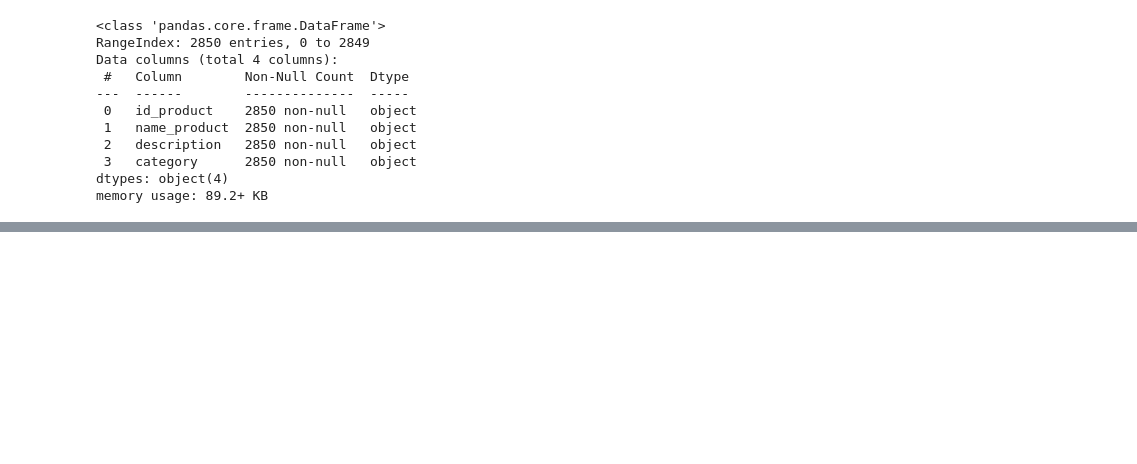
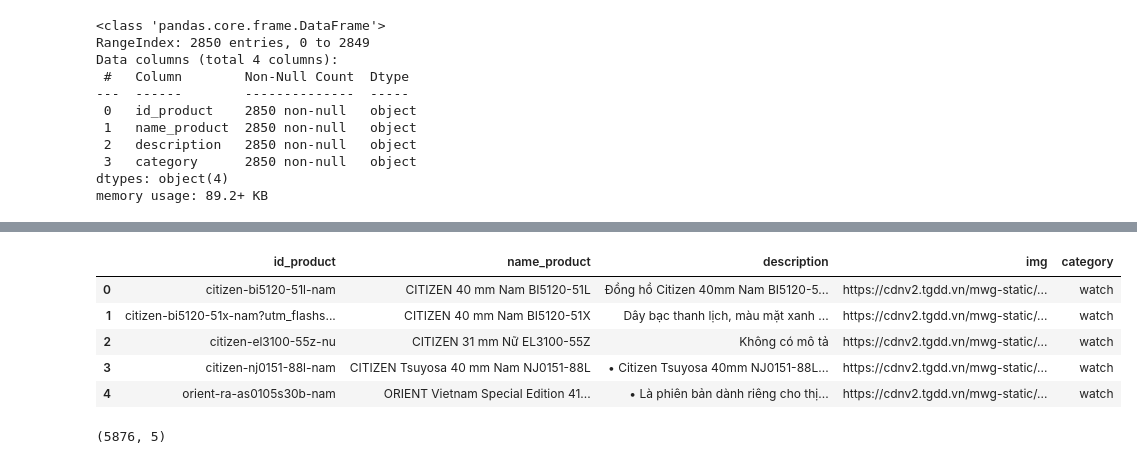
Before and after one commit to Winder510/Recommend-System, a Jupyter notebook: crawl_data/merge_data.ipynb, the cells around one changed output, grey strips where cells are left out. Cells and saved outputs as stored; diff of their text form; code cells hidden in the pictures; blank space fills up the shorter version.

```diff
--- a/crawl_data/merge_data.ipynb
+++ b/crawl_data/merge_data.ipynb
@@ -172,0 +184,16 @@ memory usage: 89.2+ KB
+# %%
+dongho = pd.read_csv('../data/product/dongho.csv')
+dongho["category"]="watch"
+dongho.head()
+# %% [output]
+|  | id_product | name_product | description | img | category |
+| 0 | citizen-bi5120-51l-nam | CITIZEN 40 mm Nam BI5120-51L | Đồng hồ Citizen 40mm Nam BI5120-5... | https://cdnv2.tgdd.vn/mwg-static/... | watch |
+| 1 | citizen-bi5120-51x-nam?utm_flashs... | CITIZEN 40 mm Nam BI5120-51X | Dây bạc thanh lịch, màu mặt xanh ... | https://cdnv2.tgdd.vn/mwg-static/... | watch |
+| 2 | citizen-el3100-55z-nu | CITIZEN 31 mm Nữ EL3100-55Z | Không có mô tả | https://cdnv2.tgdd.vn/mwg-static/... | watch |
+| 3 | citizen-nj0151-88l-nam | CITIZEN Tsuyosa 40 mm Nam NJ0151-88L | • Citizen Tsuyosa 40mm NJ0151-88L... | https://cdnv2.tgdd.vn/mwg-static/... | watch |
+| 4 | orient-ra-as0105s30b-nam | ORIENT Vietnam Special Edition 41... | • Là phiên bản dành riêng cho thị... | https://cdnv2.tgdd.vn/mwg-static/... | watch |
+# %%
+df1 = pd.concat([df,dongho], axis=0 , ignore_index=True)
+print(df1.shape)
+# %% [output]
+(5876, 5)
```
Also changed, not shown: parts of 3 cells of this notebook, 10 other files.
